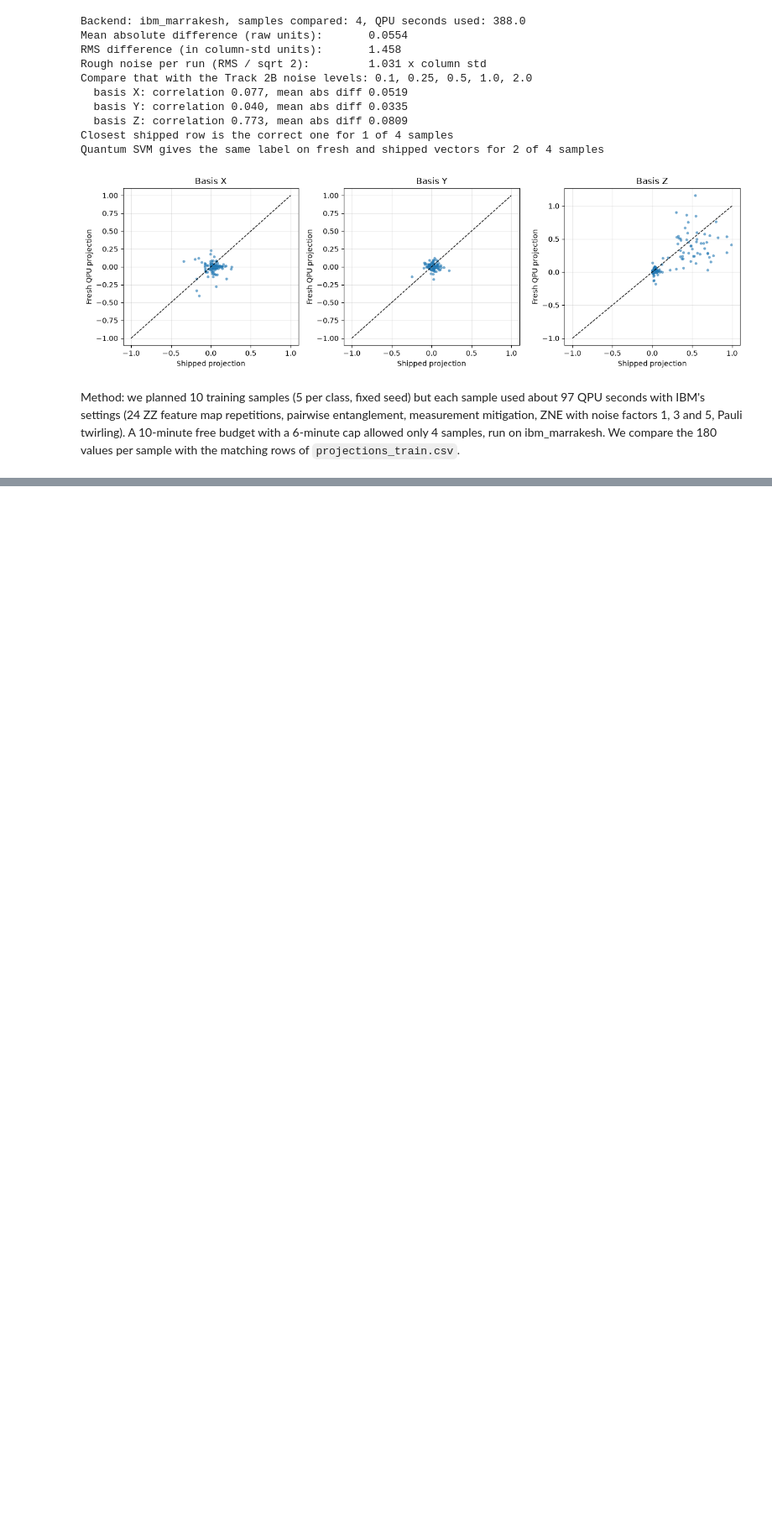
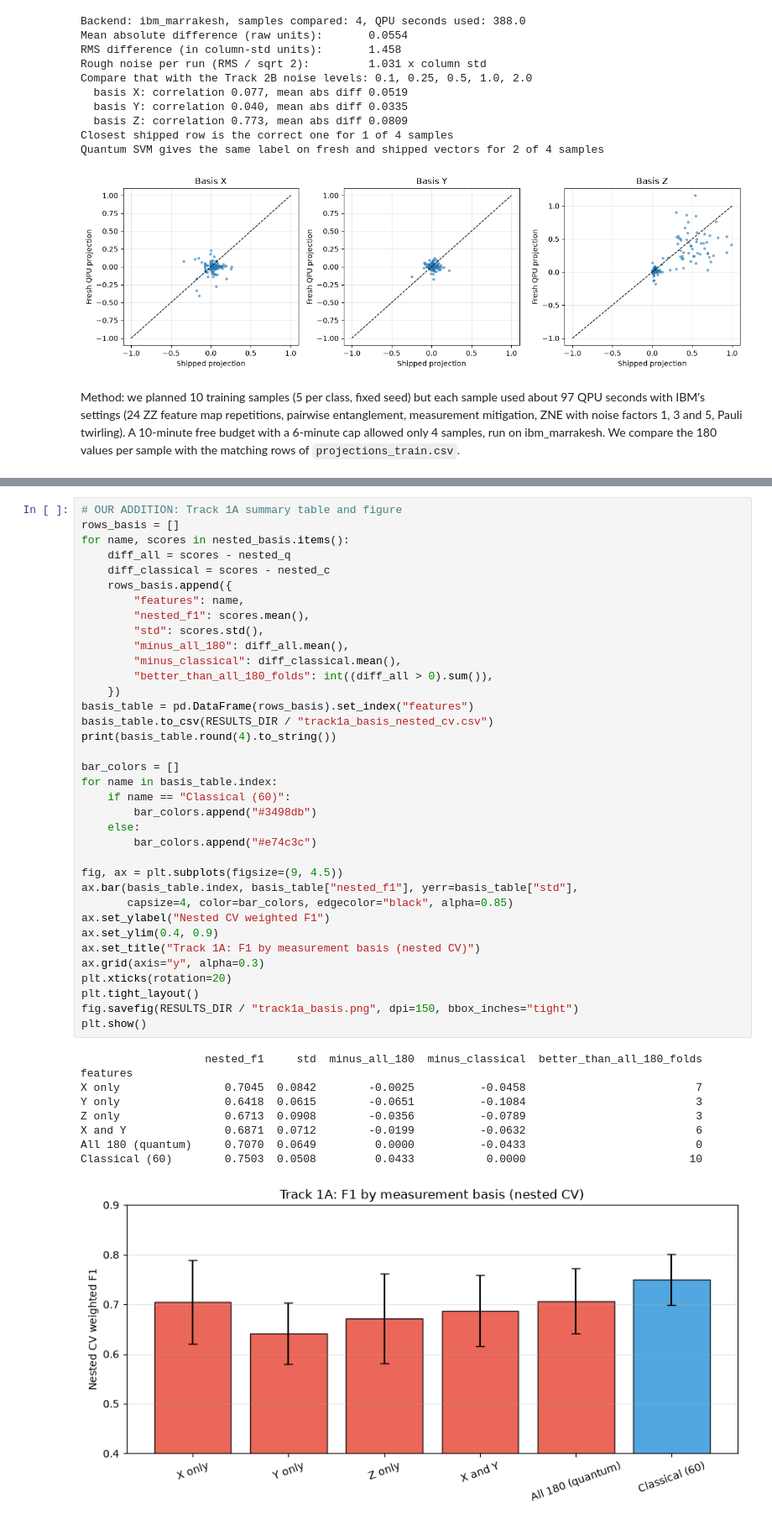
Before and after one commit to BharathiGaneshkumar/quantum-pqk-car-t-hackathon, a Jupyter notebook: notebooks/quantum_pqk_hackathon.ipynb, the cells around one changed output, grey strips where cells are left out. Shown at 84% size. Cells and saved outputs as stored; diff of their text form; blank space fills up the shorter version.

Commit message:
Add tracks 2D and 1A, remove leftovers

```diff
--- a/notebooks/quantum_pqk_hackathon.ipynb
+++ b/notebooks/quantum_pqk_hackathon.ipynb
@@ -1639,0 +1677,46 @@ Quantum SVM gives the same label on fresh and shipped vectors for 2 of 4 samples
+# %%
+# OUR ADDITION: Track 1A summary table and figure
+rows_basis = []
+for name, scores in nested_basis.items():
+    diff_all = scores - nested_q
+    diff_classical = scores - nested_c
+    rows_basis.append({
+        "features": name,
+        "nested_f1": scores.mean(),
+        "std": scores.std(),
+        "minus_all_180": diff_all.mean(),
+        "minus_classical": diff_classical.mean(),
+        "better_than_all_180_folds": int((diff_all > 0).sum()),
+    })
+basis_table = pd.DataFrame(rows_basis).set_index("features")
+basis_table.to_csv(RESULTS_DIR / "track1a_basis_nested_cv.csv")
+print(basis_table.round(4).to_string())
+
+bar_colors = []
+for name in basis_table.index:
+    if name == "Classical (60)":
+        bar_colors.append("#3498db")
+    else:
+        bar_colors.append("#e74c3c")
+
+fig, ax = plt.subplots(figsize=(9, 4.5))
+ax.bar(basis_table.index, basis_table["nested_f1"], yerr=basis_table["std"],
+       capsize=4, color=bar_colors, edgecolor="black", alpha=0.85)
+ax.set_ylabel("Nested CV weighted F1")
+ax.set_ylim(0.4, 0.9)
+ax.set_title("Track 1A: F1 by measurement basis (nested CV)")
+ax.grid(axis="y", alpha=0.3)
+plt.xticks(rotation=20)
+plt.tight_layout()
+fig.savefig(RESULTS_DIR / "track1a_basis.png", dpi=150, bbox_inches="tight")
+plt.show()
+# %% [output]
+                   nested_f1     std  minus_all_180  minus_classical  better_than_all_180_folds
+features
+X only                0.7045  0.0842        -0.0025          -0.0458                          7
+Y only                0.6418  0.0615        -0.0651          -0.1084                          3
+Z only                0.6713  0.0908        -0.0356          -0.0789                          3
+X and Y               0.6871  0.0712        -0.0199          -0.0632                          6
+All 180 (quantum)     0.7070  0.0649         0.0000          -0.0433                          0
+Classical (60)        0.7503  0.0508         0.0433           0.0000                         10
+[figure, added]
```
Also changed, not shown: parts of 2 cells of this notebook, 4 other files.
